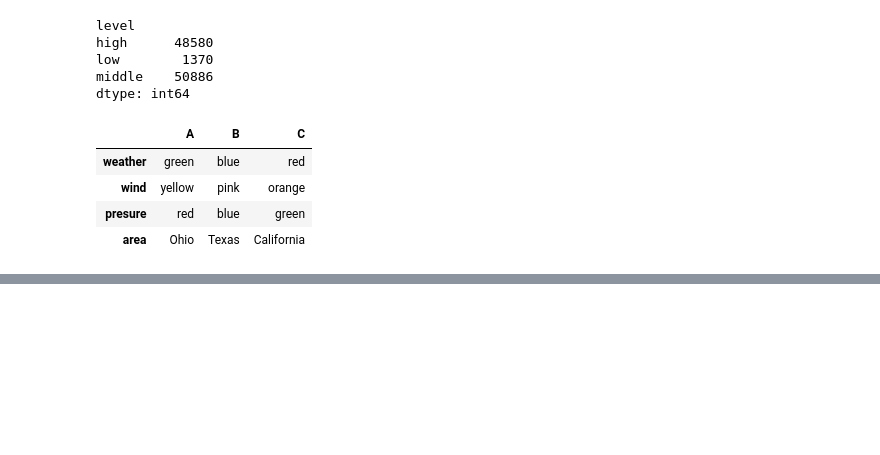
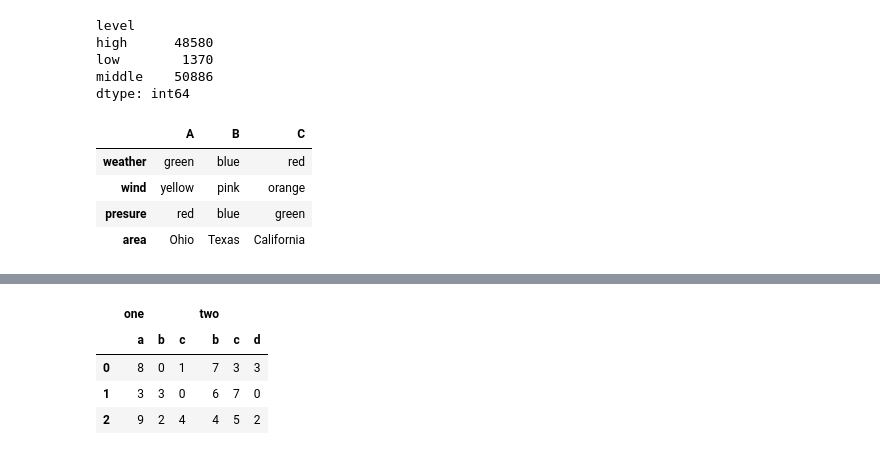
Before and after one commit to JacobWongUED/DataScience-100-Days, a Jupyter notebook: test.ipynb, the cells around one changed output, grey strips where cells are left out. Saved outputs shown, nothing was run; the diff lists cells and outputs as text; code cells hidden in the pictures; blank space fills up the shorter version.

```diff
--- a/test.ipynb
+++ b/test.ipynb
@@ -410,0 +477,3 @@ for key, pieace in grouped:
+# %%
+df1 = DataFrame(data=random.randint(0, 10, (3, 3)), columns=list('abc'))
+df1
@@ -410,0 +485,3 @@ for key, pieace in grouped:
+# %%
+df2 = DataFrame(data=random.randint(0, 10, (4, 3)), columns=list('bcd'))
+df2
@@ -410,0 +503,8 @@ for key, pieace in grouped:
+# %%
+pd.concat([df1, df2], axis=1, keys=['one', 'two'], verify_integrity=True, join='inner')
+# %% [output]
+|  | one |  |  | two |  |  |
+|  | a | b | c | b | c | d |
+| 0 | 8 | 0 | 1 | 7 | 3 | 3 |
+| 1 | 3 | 3 | 0 | 6 | 7 | 0 |
+| 2 | 9 | 2 | 4 | 4 | 5 | 2 |
```
Also changed, not shown: parts of 20 cells of this notebook, 7 other files.
